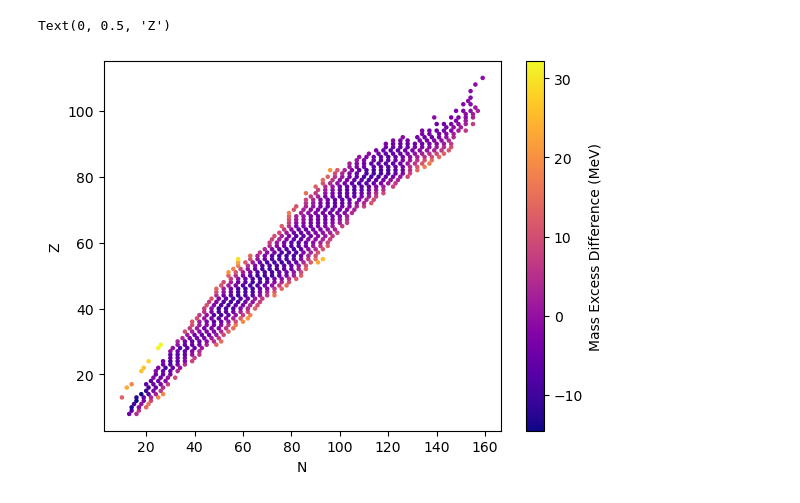
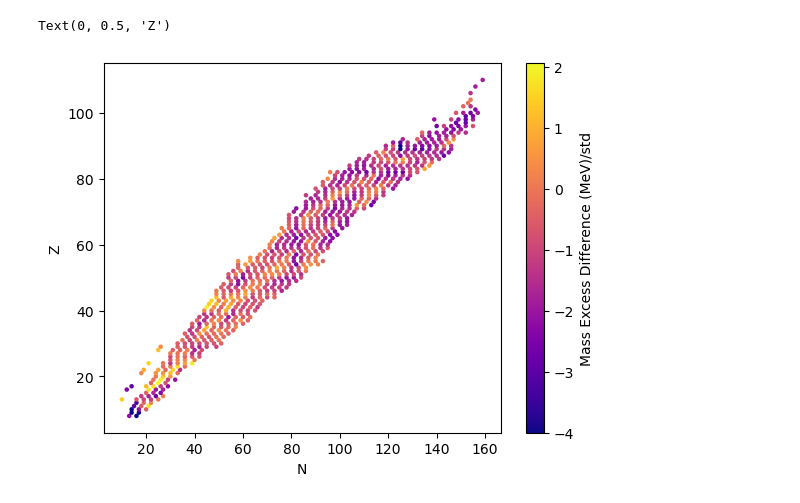
Before and after one commit to mzyudhistira/BSk24-Emu, a Jupyter notebook: analysis.ipynb, the cells around one changed output. Cells and saved outputs as stored; diff of their text form; code cells hidden in the pictures.

```diff
--- a/analysis.ipynb
+++ b/analysis.ipynb
@@ -43,14 +43,17 @@ execution_time: 108.54336810112
 729 rows × 5 columns
 # %%
 # Plot the mass excess difference across the nuclear landscape
-plt.scatter(result['N'], result['Z'], c=result['Difference'], cmap='plasma', s=5)
+diff_o_std = result['Difference']/std_difference
+v_min, v_max = -4, 4
 
-plt.colorbar(label='Mass Excess Difference (MeV)')
+plt.scatter(result['N'], result['Z'], c=np.clip(diff_o_std, v_min, v_max), cmap='plasma', s=5)
+
+plt.colorbar(label='Mass Excess Difference (MeV)/std')
 plt.xlabel('N')
 plt.ylabel('Z')
 # %% [output]
 Text(0, 0.5, 'Z')
-[figure, old version]
+[figure, new version]
 # %%
 # Loss analyisis
 # Combine the loss from several steps
```
Also changed, not shown: parts of 3 cells of this notebook, 2 other files.
